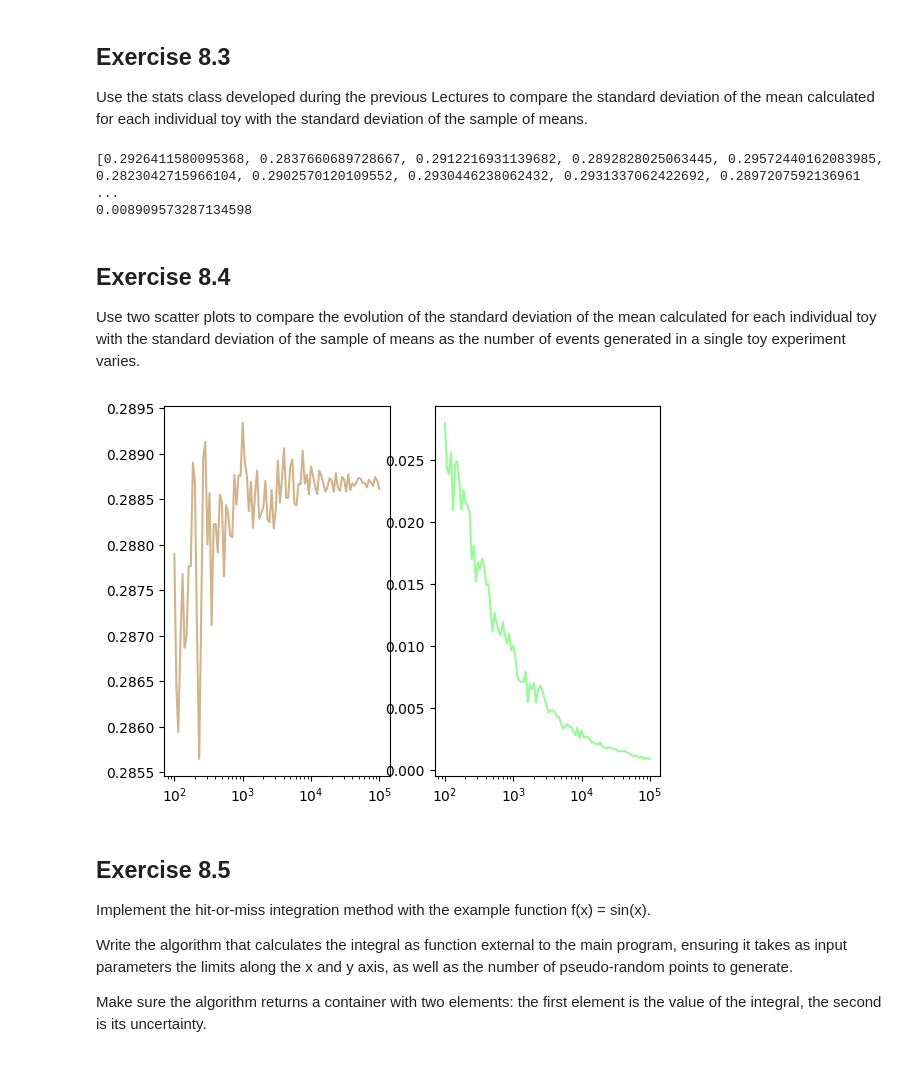
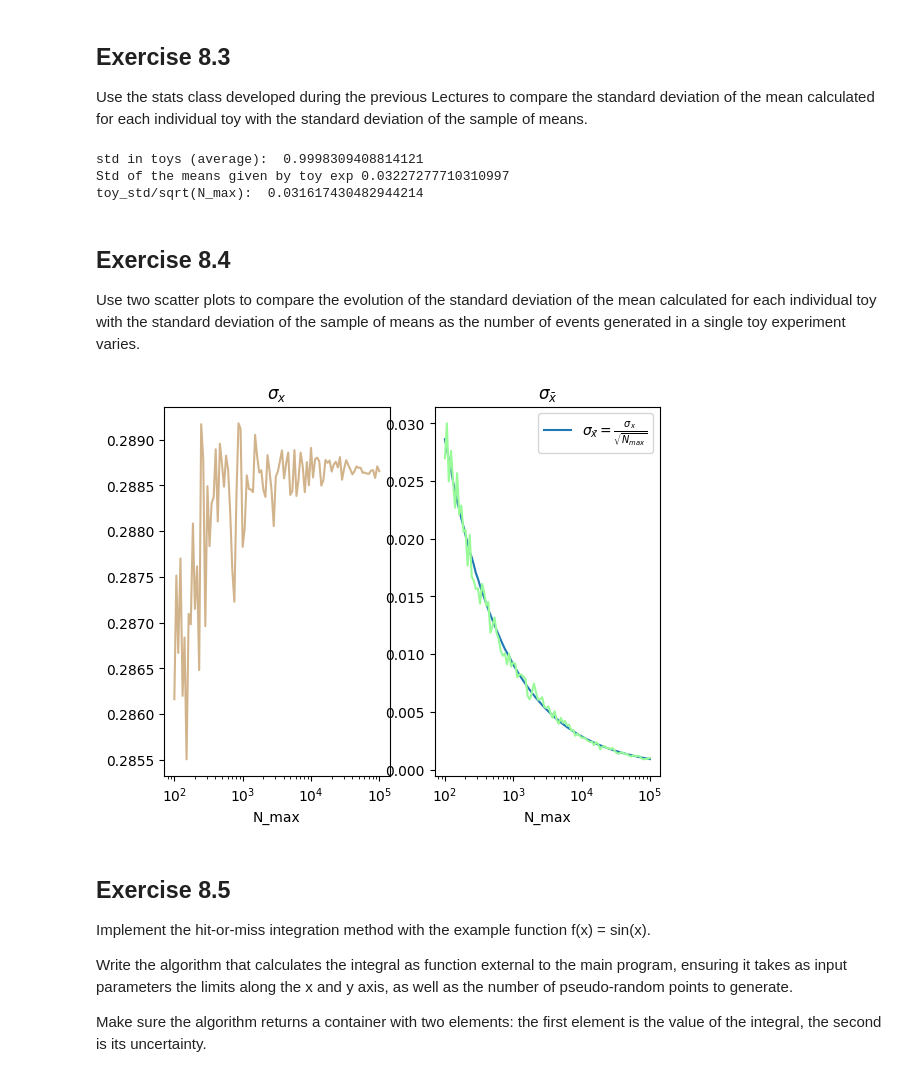
Before and after one commit to CarminatiGiovanni/LaboratorioCalcoloEStatistica, a Jupyter notebook: exercises_8_201123.ipynb, the cells around one changed output. Drawn from its saved outputs; the diff is of its cells as text; code cells hidden in the pictures.

```diff
--- a/exercises_8_201123.ipynb
+++ b/exercises_8_201123.ipynb
@@ -48,65 +48,49 @@ N_toys = 1000
 N_max = 1000
 
 def toy(N_max):
-    return Stats(np.random.rand(N_max))
+    return Stats(np.random.normal(loc=1,scale=1,size=N_max))
 
 X = np.array([toy(N_max) for _ in range(N_toys)])
 
-print([x.std for x in X])
-print(np.std([x.mean for x in X]))
+print('std in toys (average): ',std := np.average([x.std for x in X])) # not required average
+print('Std of the means given by toy exp',np.std([x.mean for x in X]))
+print('toy_std/sqrt(N_max): ', std/np.sqrt(N_max))
 # %% [output]
-[0.2926411580095368, 0.2837660689728667, 0.2912216931139682, 0.2892828025063445, 0.29572440162083985, 0.2823042715966104, 0.2902570120109552, 0.2930446238062432, 0.2931337062422692, 0.2897207592136961 ...
-0.008909573287134598
+std in toys (average):  0.9998309408814121
+Std of the means given by toy exp 0.03227277710310997
+toy_std/sqrt(N_max):  0.031617430482944214
 # %% [markdown]
 ## Exercise 8.4
 Use two scatter plots to compare the evolution of the standard deviation of the mean calculated for each individual toy with the standard deviation of the sample of means as the number of events generated in a single toy experiment varies.
 # %%
 N_toys = 100
-
-# stdm_individual = []
-# stdm_toys = []
-
-# N_max = np.arange(100,1000,100)
-
-# for i_events in N_max:
-#     means = []
-#     stds = []
-#     # uniform distribution
-#     for i_toy in np.arange(1,N_toys):
-#         toy = np.random.rand(i_events) # random numbers between 0 and 1 ----- .normal(loc=0,scale=1,size=i) if you want nomal distribtion
-#         means.append(toy.mean())
-#         stds.append(toy.std()/np.sqrt(i_events))  # standard deviation of the mean for this toy experiment
-
-#     means = np.array(means)
-#     stds = np.array(stds)
-#     stdm_individual.append(stds.mean())
-#     stdm_toys.append(means.std()/np.sqrt(N_toys))
-
-# plt.plot(N_max,stdm_individual,'o-',label='stdm for each toy')
-# plt.plot(N_max,stdm_toys,'o-',label='stdm for collection of toys')
-# plt.xlabel('Number of sample foreach toy experiment')
-# plt.legend()
-# plt.show()
 
 def toy_stats(N_max):
     return Stats(np.random.rand(N_max))
 
 mean_std = []
 stds = []
 N_toys = np.logspace(2,5,100,dtype=np.int64)
 for N_max in N_toys:
     X = np.array([toy_stats(N_max) for _ in N_toys])
     mean_std.append(np.mean([x.std for x in X]))
     stds.append(np.std([x.mean for x in X]))
 
 ax, fig = fig, ax = plt.subplots (nrows = 1, ncols = 2)
+ax[0].set_title('$\sigma_x$')
 ax[0].plot(N_toys,mean_std,color='tan')
 ax[0].set_xscale('log')
+ax[0].set_xlabel('N_max')
+ax[1].set_title('$\sigma_{\\bar{x}}$')
+
+ax[1].plot(N_toys,np.array(mean_std)/np.sqrt(N_toys),label='$\sigma_{\\bar{x}}=\\frac{\sigma_x}{\sqrt{N_{max}}}}$')
 ax[1].plot(N_toys,stds,color='palegreen')
 ax[1].set_xscale('log')
+ax[1].set_xlabel('N_max')
+plt.legend()
 plt.show()
 # %% [output]
-[figure, old version]
+[figure, new version]
 # %% [markdown]
 ## Exercise 8.5
 Implement the hit-or-miss integration method with the example function f(x) = sin(x).
```
Also changed, not shown: parts of 9 cells of this notebook, 1 other file.
